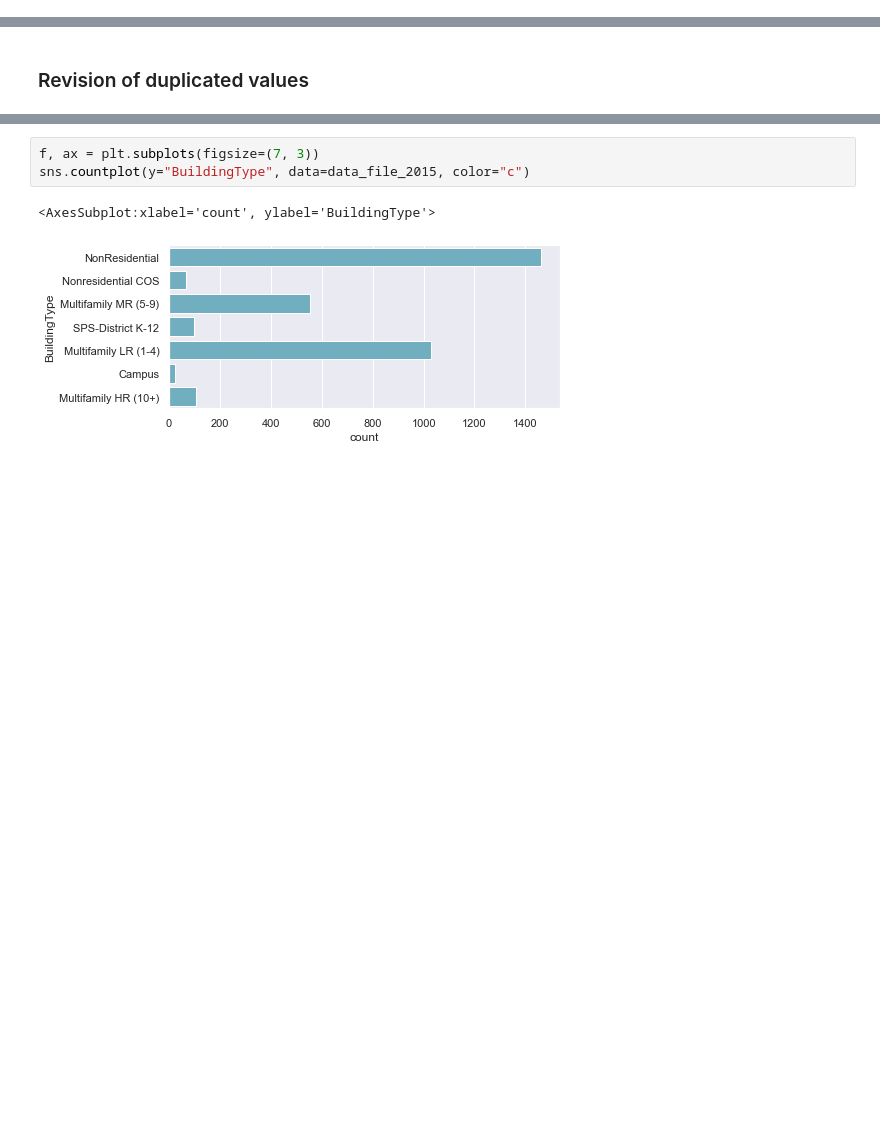
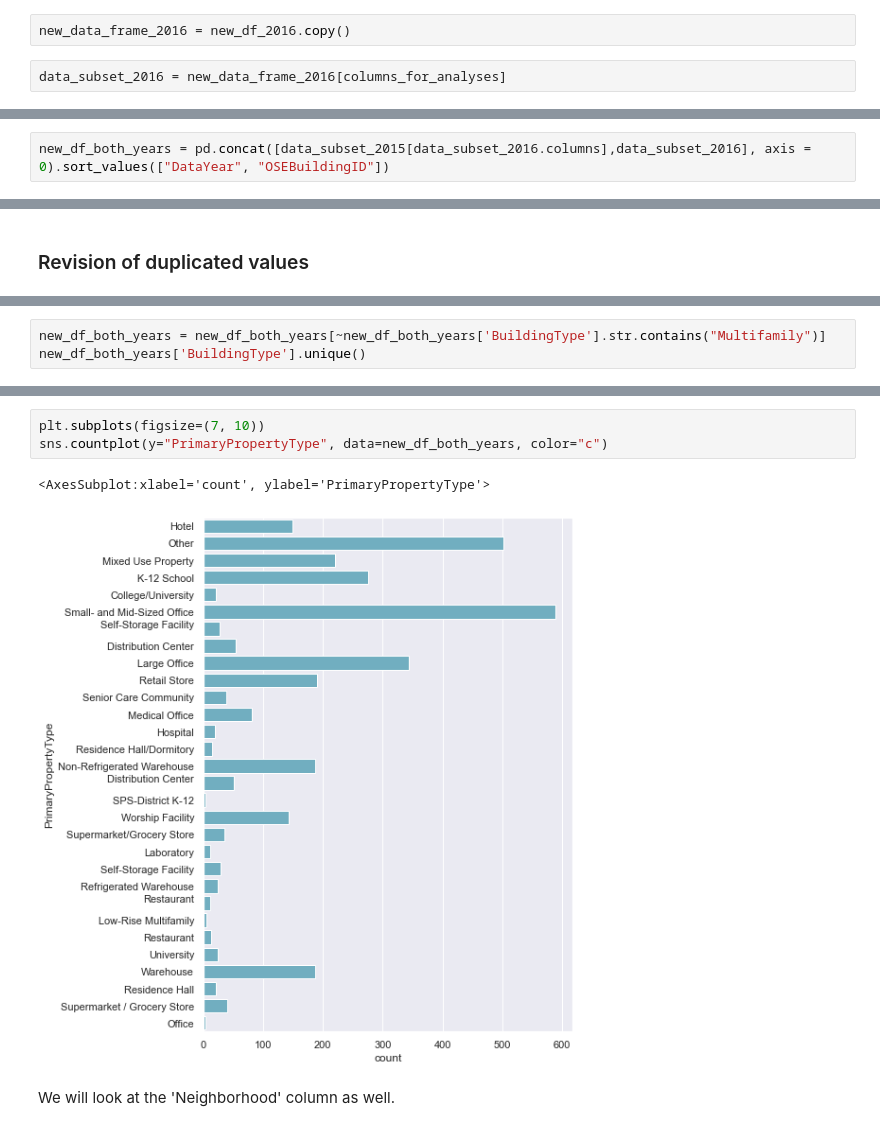
Before and after one commit to MariaDBPerez/energy_consumption, a Jupyter notebook: project_4.ipynb, the cells around one changed output, grey strips where cells are left out. Saved outputs shown, nothing was run; the diff lists cells and outputs as text; blank space fills up the shorter version.

```diff
--- a/project_4.ipynb
+++ b/project_4.ipynb
@@ -275,0 +306,4 @@ new_df_2016 = new_df_2016.drop(['Address', 'City', 'Comments', 'Latitude', 'Long
+# %%
+new_data_frame_2016 = new_df_2016.copy()
+# %%
+data_subset_2016 = new_data_frame_2016[columns_for_analyses]
@@ -275,0 +321,2 @@ new_df_2016 = new_df_2016.drop(['Address', 'City', 'Comments', 'Latitude', 'Long
+# %%
+new_df_both_years = pd.concat([data_subset_2015[data_subset_2016.columns],data_subset_2016], axis = 0).sort_values(["DataYear", "OSEBuildingID"])
@@ -310,0 +399,3 @@ The number of duplicate values in the variable 'OSEBuildingID' is: 0
+# %%
+new_df_both_years = new_df_both_years[~new_df_both_years['BuildingType'].str.contains("Multifamily")]
+new_df_both_years['BuildingType'].unique()
@@ -311,6 +428,8 @@ The number of duplicate values in the variable 'OSEBuildingID' is: 0
 # %%
-f, ax = plt.subplots(figsize=(7, 3))
-sns.countplot(y="BuildingType", data=data_file_2015, color="c")
+plt.subplots(figsize=(7, 10))
+sns.countplot(y="PrimaryPropertyType", data=new_df_both_years, color="c")
 # %% [output]
-<AxesSubplot:xlabel='count', ylabel='BuildingType'>
+<AxesSubplot:xlabel='count', ylabel='PrimaryPropertyType'>
-[figure, old version]
+[figure, new version]
+# %% [markdown]
+We will look at the 'Neighborhood' column as well.
```
Also changed, not shown: parts of 46 cells of this notebook.
